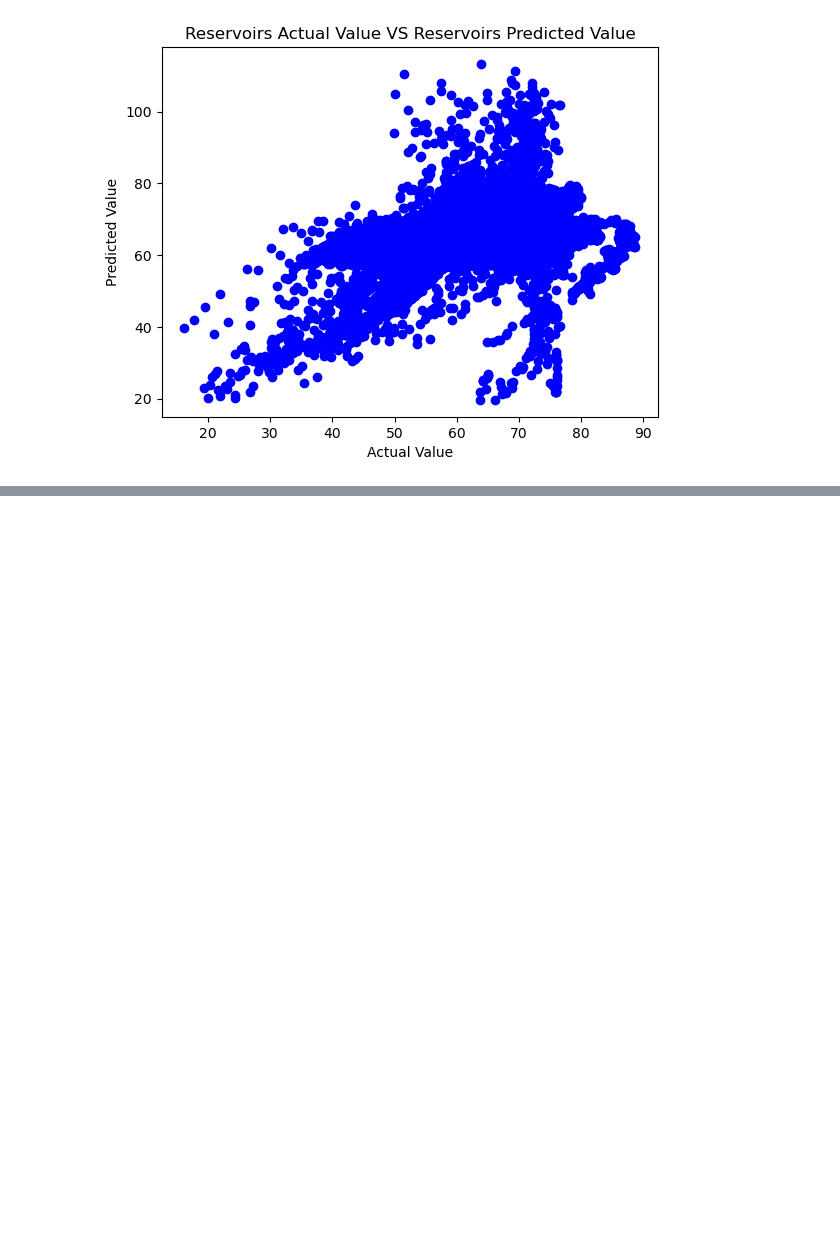
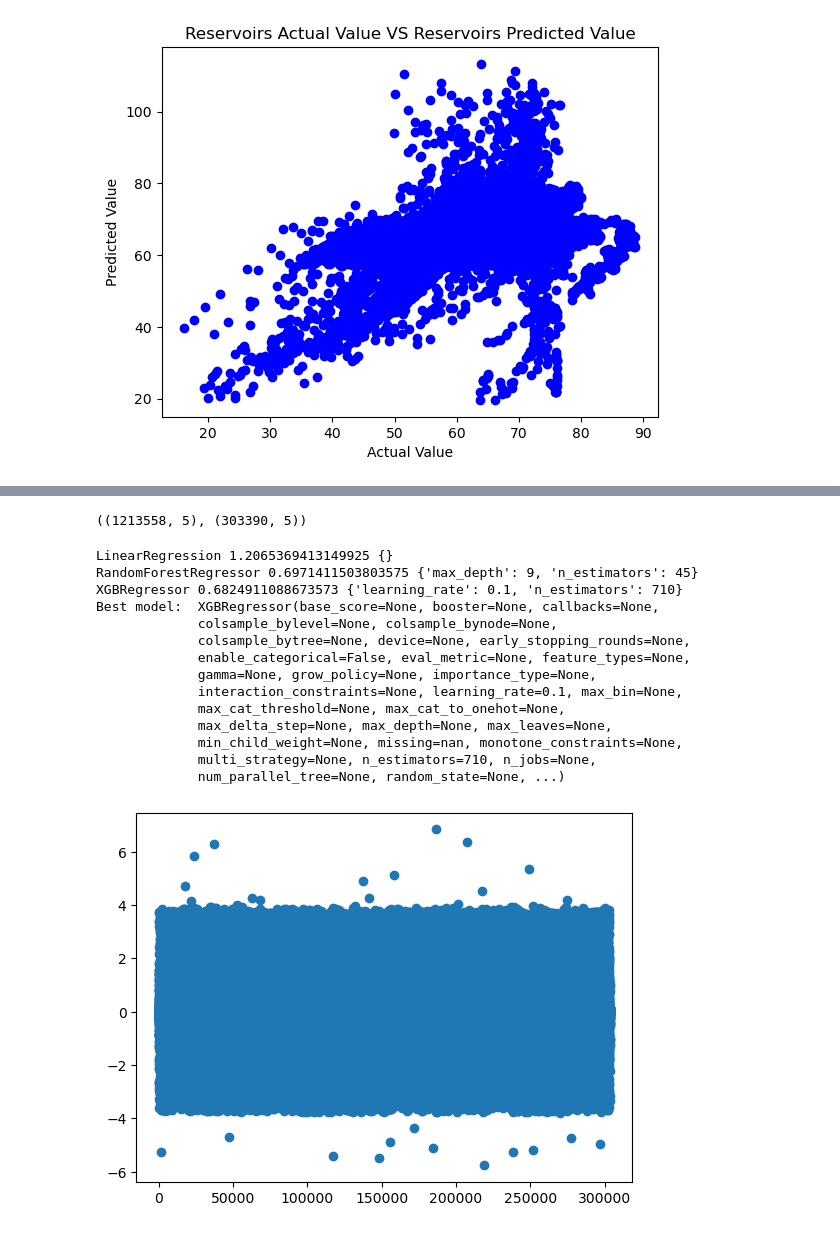
Before and after one commit to Maulik2493/IT496-T18, a Jupyter notebook: 202101019_Harshil_Patel/202101019_Harshil_Patel.ipynb, the cells around one changed output, grey strips where cells are left out. Saved outputs shown, nothing was run; the diff lists cells and outputs as text; code cells hidden in the pictures; blank space fills up the shorter version.

```diff
--- a/202101019_Harshil_Patel/202101019_Harshil_Patel.ipynb
+++ b/202101019_Harshil_Patel/202101019_Harshil_Patel.ipynb
@@ -329,0 +439,10 @@ ModuleNotFoundError: No module named 'xgboost'
+# %%
+data_df = df[["TP2","TP3","H1","Reservoirs","Oil_temperature"]]
+X_train, X_test, y_train, y_test = train_test_split(data_df, df["Motor_current"], random_state=42, test_size=0.20)
+
+size_scaler = preprocessing.StandardScaler().fit(X_train)
+X_train_scaled = size_scaler.transform(X_train)
+X_test_scaled = size_scaler.transform(X_test)
+X_train_scaled.shape, X_test_scaled.shape
+# %% [output]
+((1213558, 5), (303390, 5))
@@ -329,0 +456,58 @@ ModuleNotFoundError: No module named 'xgboost'
+# %%
+def eval_models():
+    model_results = pd.DataFrame()
+    model_results['r_score'] = None
+    model_results['Train_RMSE'] = None
+    model_results['Test_RMSE'] = None
+    model_results['Train_MAE'] = None
+    model_results['Test_MAE'] = None
+    model_results['best_params'] = None
+
+    best_reg_model_ours = None
+    best_test_score = math.inf
+
+    for model_name, reg_model in model_dict.items():
+        classifier = GridSearchCV(reg_model['model'], reg_model['params'], n_jobs=20, verbose=0)
+        classifier.fit(X_train_scaled, list(y_train))
+        best_model = classifier.best_estimator_
+
+        y_train_predicted = best_model.predict(X_train_scaled)
+        train_rmse = np.sqrt(mean_squared_error(list(y_train), y_train_predicted))
+        train_mae = mean_absolute_error(list(y_train), y_train_predicted)
+
+        print(model_name, train_rmse, classifier.best_params_)
+
+        y_predicted = best_model.predict(X_test_scaled)
+        test_rmse = np.sqrt(mean_squared_error(list(y_test), y_predicted))
+        test_mae = mean_absolute_error(list(y_test), y_predicted)
+        r_squarred = re(y_test, y_predicted)
+        if test_rmse < best_test_score:
+            best_test_score = test_rmse
+            best_reg_model_ours = best_model
+
+        model_results.loc[model_name, ['r_score','Train_RMSE', 'Test_RMSE', 'Train_MAE', 'Test_MAE', 'best_params']] = [r_squarred,train_rmse, test_rmse, train_mae, test_mae, classifier.best_params_]
+
+    print("Best model: ", best_model)
+    # plot the prediction errors using the best model
+    y_predicted = best_model.predict(X_test_scaled)
+    plt.plot(list(y_test) - y_predicted, marker='o', linestyle='')
+
+    return model_results
+# %%
+model_results = eval_models()
+# %% [output]
+LinearRegression 1.2065369413149925 {}
+RandomForestRegressor 0.6971411503803575 {'max_depth': 9, 'n_estimators': 45}
+XGBRegressor 0.6824911088673573 {'learning_rate': 0.1, 'n_estimators': 710}
+Best model:  XGBRegressor(base_score=None, booster=None, callbacks=None,
+             colsample_bylevel=None, colsample_bynode=None,
+             colsample_bytree=None, device=None, early_stopping_rounds=None,
+             enable_categorical=False, eval_metric=None, feature_types=None,
+             gamma=None, grow_policy=None, importance_type=None,
+             interaction_constraints=None, learning_rate=0.1, max_bin=None,
+             max_cat_threshold=None, max_cat_to_onehot=None,
+             max_delta_step=None, max_depth=None, max_leaves=None,
+             min_child_weight=None, missing=nan, monotone_constraints=None,
+             multi_strategy=None, n_estimators=710, n_jobs=None,
+             num_parallel_tree=None, random_state=None, ...)
+[figure, added]
```
Also changed, not shown: parts of 16 cells of this notebook.
